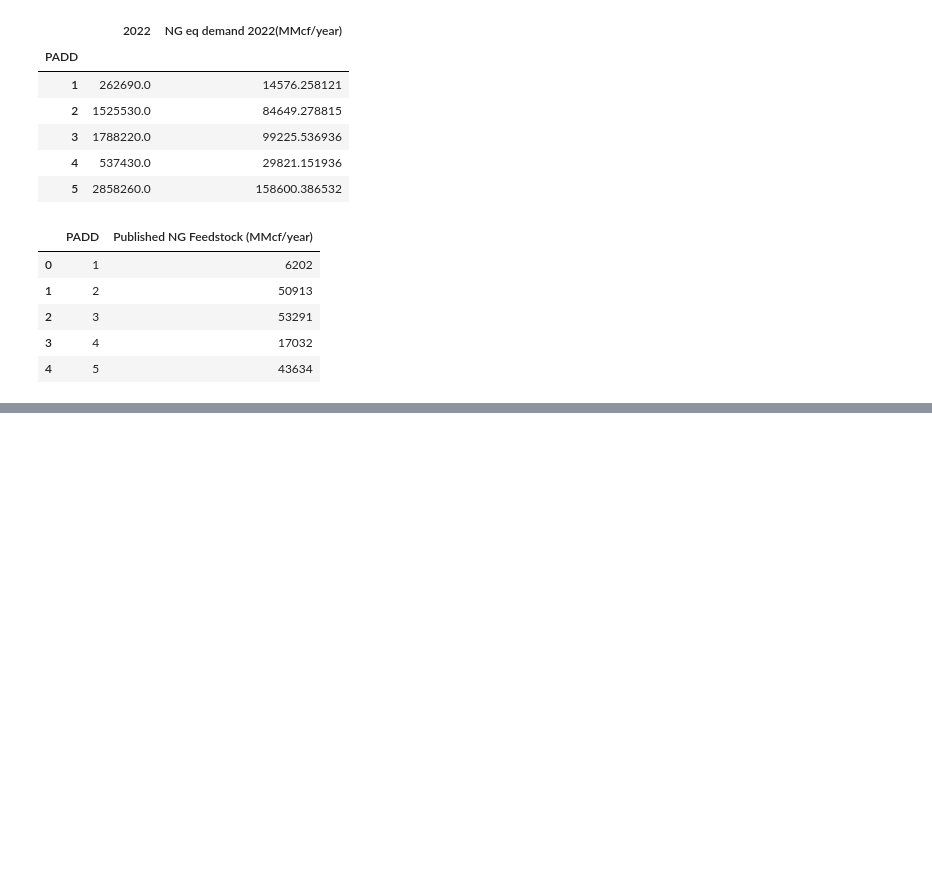
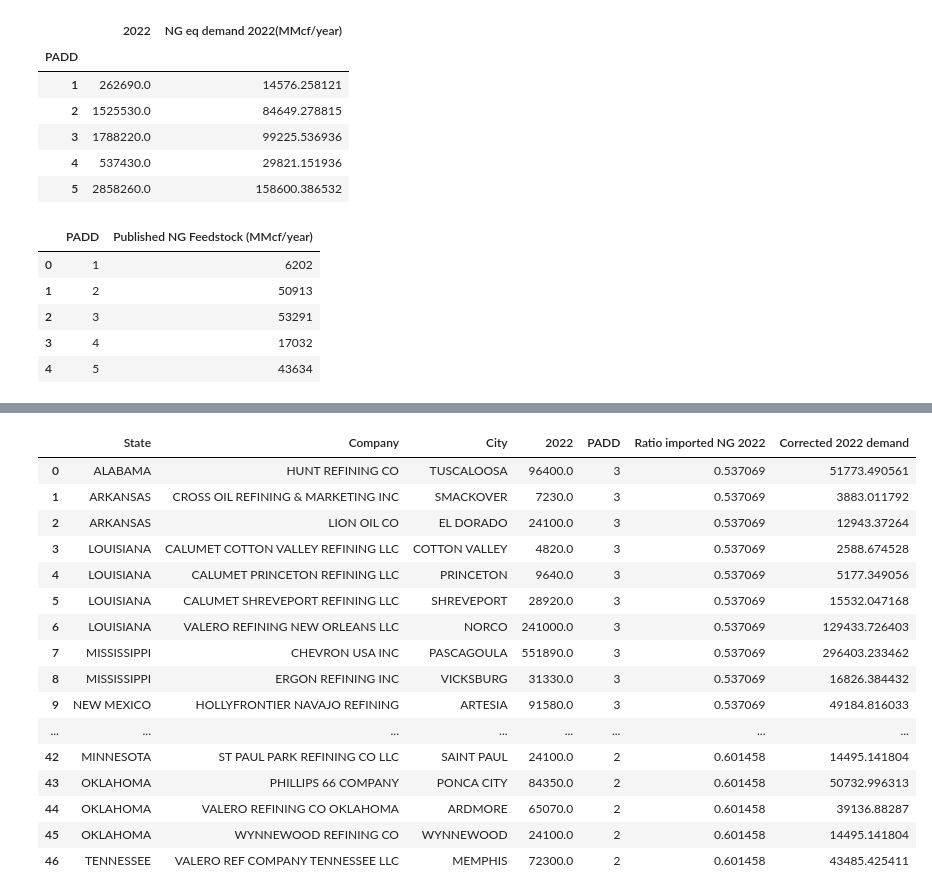
Before and after one commit to mgarrouste/SMR_deployment, a Jupyter notebook: code/input_data/prep_eia_refinery_data_check_ng_to_h2.ipynb, the cells around one changed output, grey strips where cells are left out. Cells and saved outputs as stored; diff of their text form; code cells hidden in the pictures; blank space fills up the shorter version.

Commit message:
Input file and notebook for preprocessing refineries data

```diff
--- a/code/input_data/prep_eia_refinery_data_check_ng_to_h2.ipynb
+++ b/code/input_data/prep_eia_refinery_data_check_ng_to_h2.ipynb
@@ -114,0 +115,3 @@ merged_ng_demands
+# %%
+merged_ng_demands['Ratio imported NG 2022'] = merged_ng_demands['Published NG Feedstock (MMcf/year)']/merged_ng_demands['NG eq demand 2022(MMcf/year)']
+merged_ng_demands
@@ -114,0 +125,24 @@ merged_ng_demands
+# %%
+# For each refinery, depending on their PADD, we assume the average ratio of imported NG calculated at the PADD level can be applied
+ratio_mapped = merged_ng_demands[['PADD', 'Ratio imported NG 2022']]
+ref_ratio = pd.merge(refineries_mapped, ratio_mapped, on='PADD')
+ref_ratio['Corrected 2022 demand'] = ref_ratio['2022']*ref_ratio['Ratio imported NG 2022']
+ref_ratio
+# %% [output]
+|  | State | Company | City | 2022 | PADD | Ratio imported NG 2022 | Corrected 2022 demand |
+| 0 | ALABAMA | HUNT REFINING CO | TUSCALOOSA | 96400.0 | 3 | 0.537069 | 51773.490561 |
+| 1 | ARKANSAS | CROSS OIL REFINING & MARKETING INC | SMACKOVER | 7230.0 | 3 | 0.537069 | 3883.011792 |
+| 2 | ARKANSAS | LION OIL CO | EL DORADO | 24100.0 | 3 | 0.537069 | 12943.37264 |
+| 3 | LOUISIANA | CALUMET COTTON VALLEY REFINING LLC | COTTON VALLEY | 4820.0 | 3 | 0.537069 | 2588.674528 |
+| 4 | LOUISIANA | CALUMET PRINCETON REFINING LLC | PRINCETON | 9640.0 | 3 | 0.537069 | 5177.349056 |
+| 5 | LOUISIANA | CALUMET SHREVEPORT REFINING LLC | SHREVEPORT | 28920.0 | 3 | 0.537069 | 15532.047168 |
+| 6 | LOUISIANA | VALERO REFINING NEW ORLEANS LLC | NORCO | 241000.0 | 3 | 0.537069 | 129433.726403 |
+| 7 | MISSISSIPPI | CHEVRON USA INC | PASCAGOULA | 551890.0 | 3 | 0.537069 | 296403.233462 |
+| 8 | MISSISSIPPI | ERGON REFINING INC | VICKSBURG | 31330.0 | 3 | 0.537069 | 16826.384432 |
+| 9 | NEW MEXICO | HOLLYFRONTIER NAVAJO REFINING | ARTESIA | 91580.0 | 3 | 0.537069 | 49184.816033 |
+| ... | ... | ... | ... | ... | ... | ... | ... |
+| 42 | MINNESOTA | ST PAUL PARK REFINING CO LLC | SAINT PAUL | 24100.0 | 2 | 0.601458 | 14495.141804 |
+| 43 | OKLAHOMA | PHILLIPS 66 COMPANY | PONCA CITY | 84350.0 | 2 | 0.601458 | 50732.996313 |
+| 44 | OKLAHOMA | VALERO REFINING CO OKLAHOMA | ARDMORE | 65070.0 | 2 | 0.601458 | 39136.88287 |
+| 45 | OKLAHOMA | WYNNEWOOD REFINING CO | WYNNEWOOD | 24100.0 | 2 | 0.601458 | 14495.141804 |
+| 46 | TENNESSEE | VALERO REF COMPANY TENNESSEE LLC | MEMPHIS | 72300.0 | 2 | 0.601458 | 43485.425411 |
```
Also changed, not shown: parts of 5 cells of this notebook, 1 other file.
